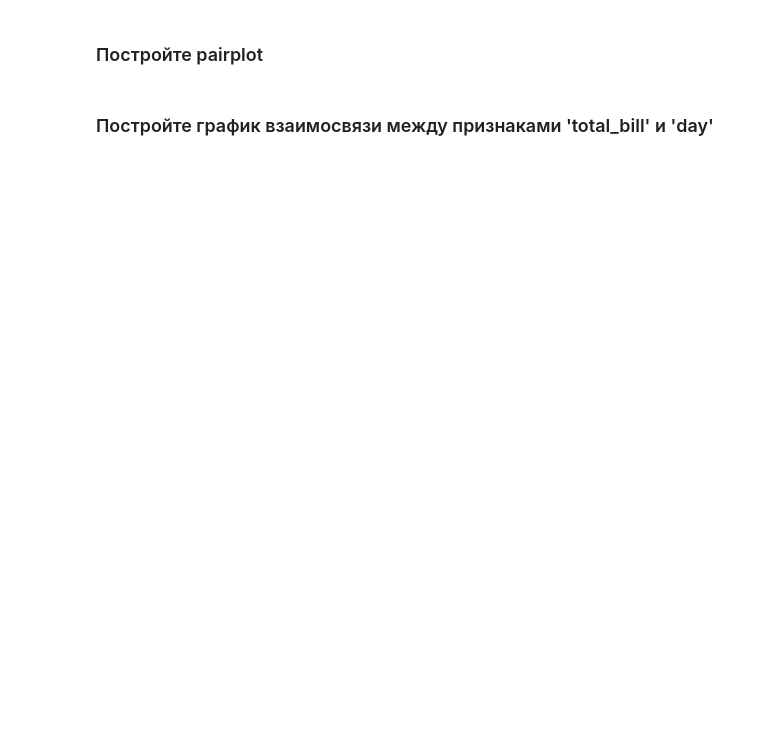
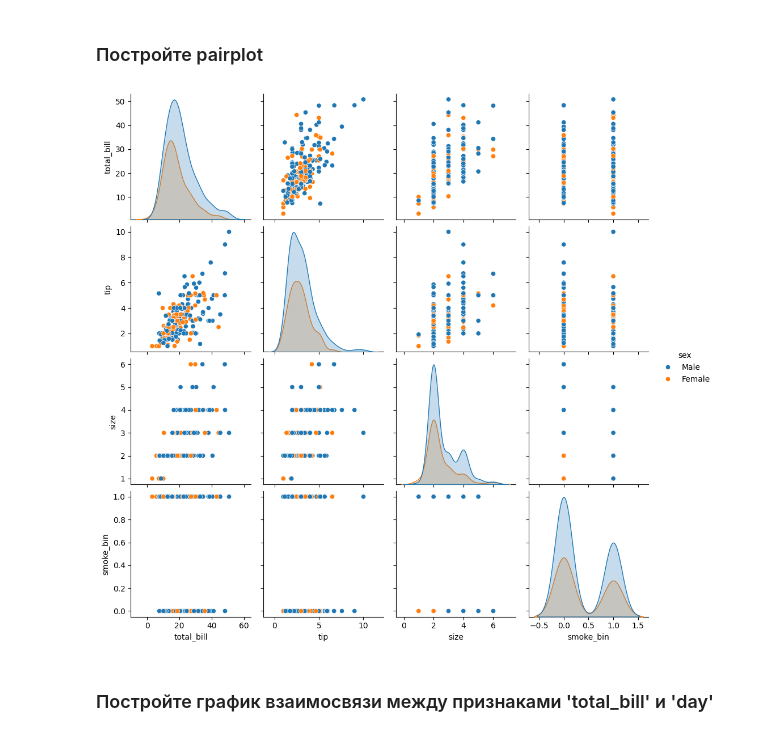
Before and after one commit to Ma-rCh/ML-Basic, a Jupyter notebook: homework_07/homework_07.ipynb, the cells around one changed output. Saved outputs shown, nothing was run; the diff lists cells and outputs as text; code cells hidden in the pictures; blank space fills up the shorter version.

```diff
--- a/homework_07/homework_07.ipynb
+++ b/homework_07/homework_07.ipynb
@@ -206,2 +320,10 @@ array([[0.37969786, 0.6720854 , 0.65553536, 0.54884068, 0.01484636,
+# %%
+# ВАШ КОД ЗДЕСЬ
+sns.pairplot(
+    tips,
+    hue='sex' # Раскрашивает точки в зависимости от пола
+);
+# %% [output]
+[figure, added]
 # %% [markdown]
 ### Постройте график взаимосвязи между признаками 'total_bill' и 'day'
```
Also changed, not shown: parts of 30 cells of this notebook.
